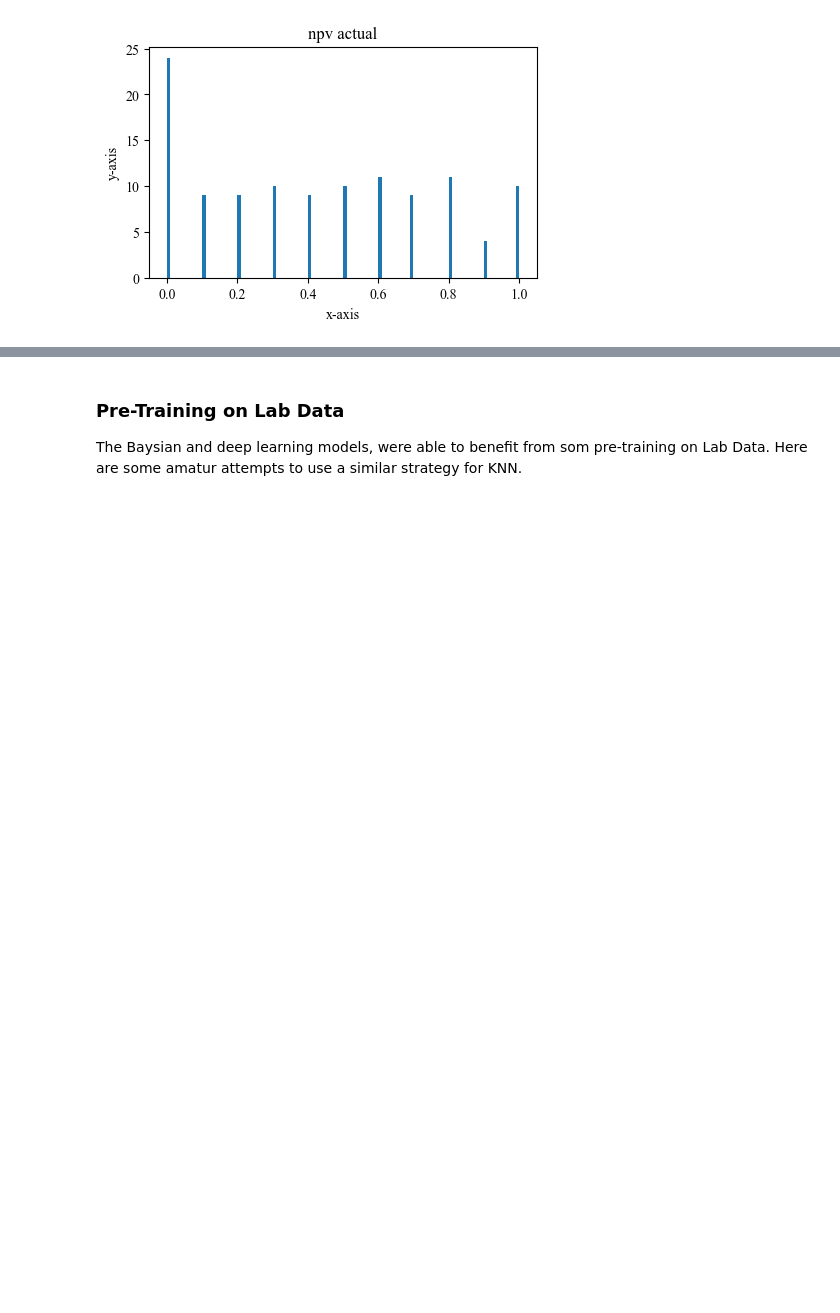
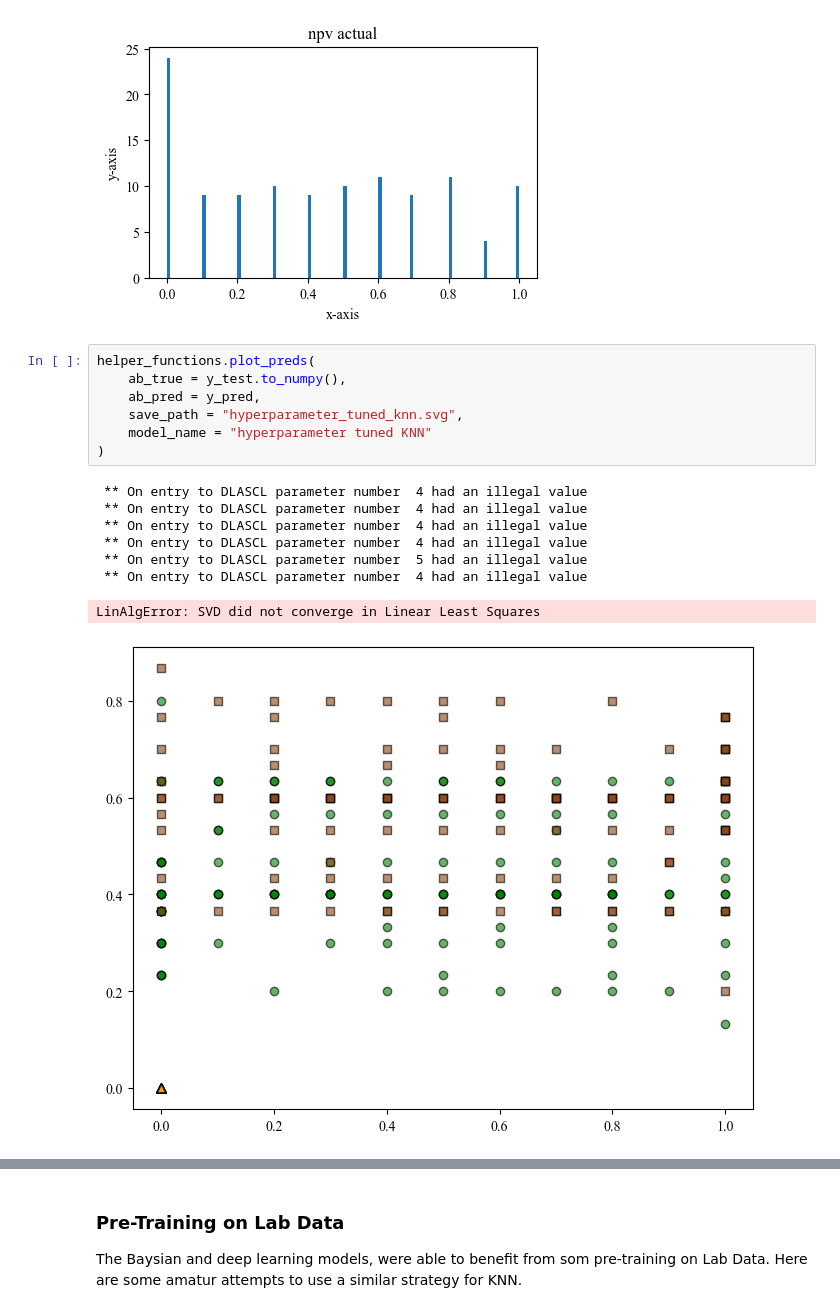
Before and after one commit to utat-ss/FINCH-Science_Unmixing, a Jupyter notebook: runs/classicalml/knn/knn.ipynb, the cells around one changed output, grey strips where cells are left out. Drawn from its saved outputs; the diff is of its cells as text; blank space fills up the shorter version.

```diff
--- a/runs/classicalml/knn/knn.ipynb
+++ b/runs/classicalml/knn/knn.ipynb
@@ -186,3 +186,19 @@ The k=5 with an R² of 0.1957
 - soil with an R² of -0.20652245875689923
 [figure]
 [figure]
+# %%
+helper_functions.plot_preds(
+    ab_true = y_test.to_numpy(),
+    ab_pred = y_pred,
+    save_path = "hyperparameter_tuned_knn.svg",
+    model_name = "hyperparameter tuned KNN"
+)
+# %% [output]
+ ** On entry to DLASCL parameter number  4 had an illegal value
+ ** On entry to DLASCL parameter number  4 had an illegal value
+ ** On entry to DLASCL parameter number  4 had an illegal value
+ ** On entry to DLASCL parameter number  4 had an illegal value
+ ** On entry to DLASCL parameter number  5 had an illegal value
+ ** On entry to DLASCL parameter number  4 had an illegal value
+LinAlgError: SVD did not converge in Linear Least Squares
+[figure, added]
```
Also changed, not shown: parts of 10 cells of this notebook, 2 other files.
